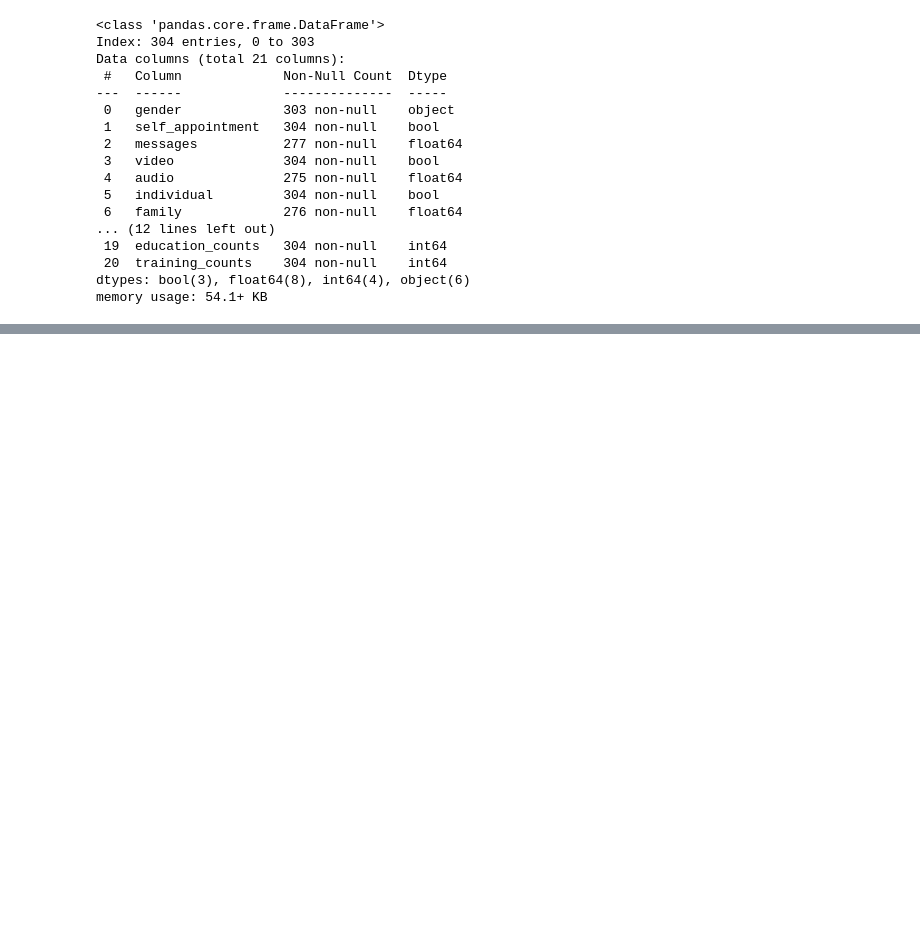
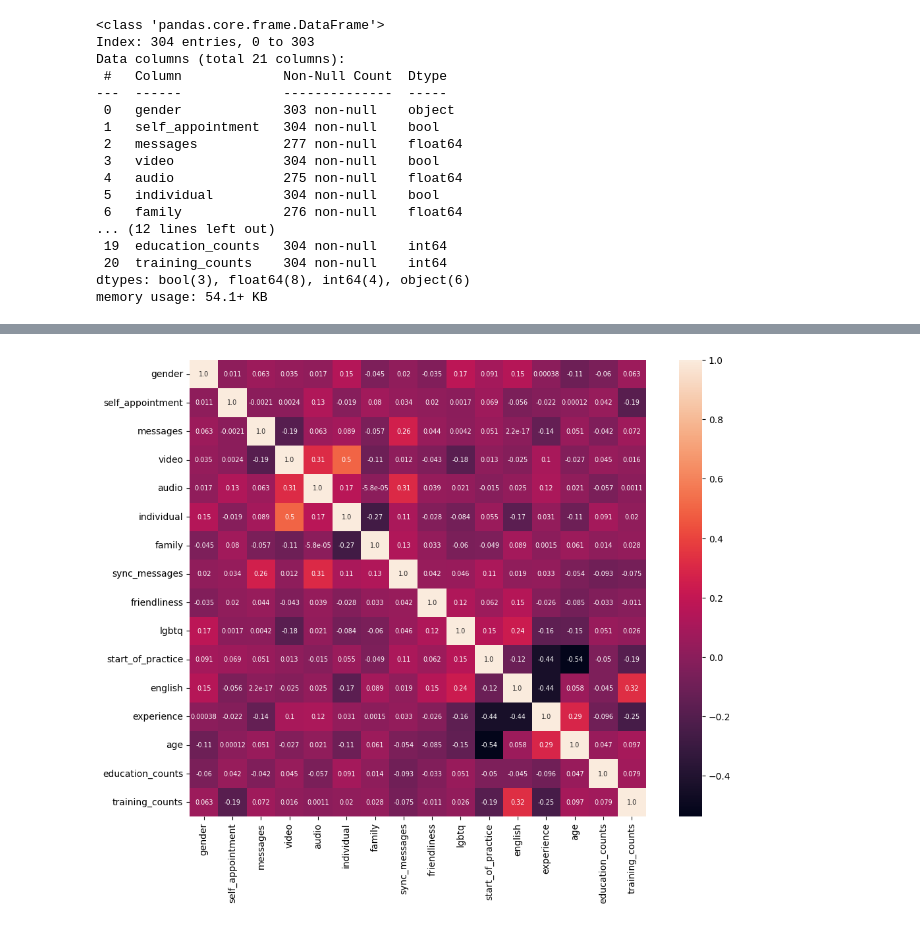
Before and after one commit to shchitaev/psychologist_profile_analysis, a Jupyter notebook: youtalk/youtalk_eda.ipynb, the cells around one changed output, grey strips where cells are left out. Saved outputs shown, nothing was run; the diff lists cells and outputs as text; code cells hidden in the pictures; blank space fills up the shorter version.

```diff
--- a/youtalk/youtalk_eda.ipynb
+++ b/youtalk/youtalk_eda.ipynb
@@ -48,0 +136,11 @@ memory usage: 54.1+ KB
+# %%
+df =  df.replace({False: 0, True: 1, "woman": 1, "man": 0})
+# %%
+# Создание корреляционной матрицы через heatmap
+correlation_matrix = df.select_dtypes(exclude=object).corr()
+fig, ax = plt.subplots(figsize=(13, 9))
+sns.heatmap(correlation_matrix,square=True, annot=True, fmt=',.2', annot_kws={"size": 7})
+plt.savefig('youtalk_correlation_matrix.png')
+plt.show()
+# %% [output]
+[figure, added]
```
Also changed, not shown: parts of 6 cells of this notebook, 4 other files.
